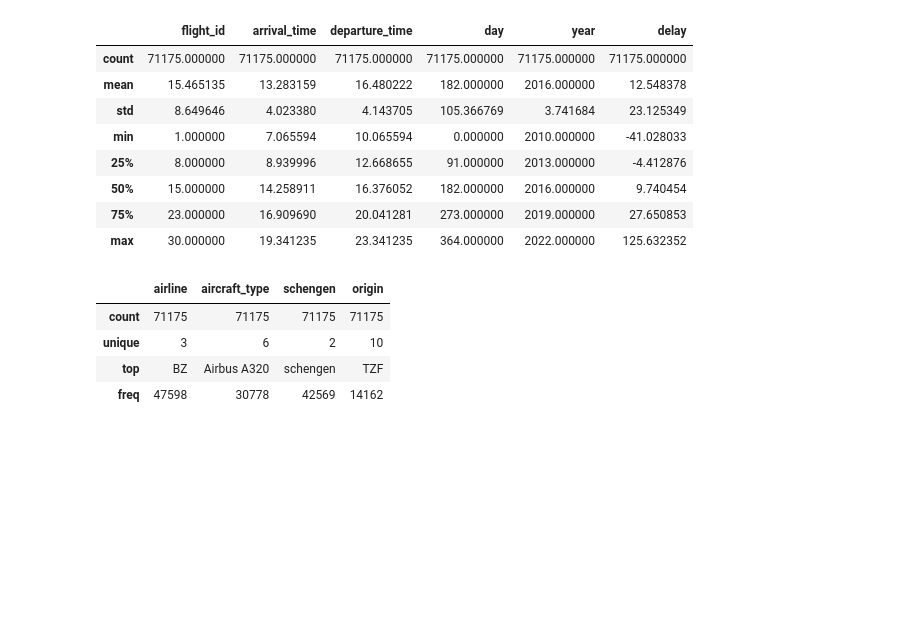
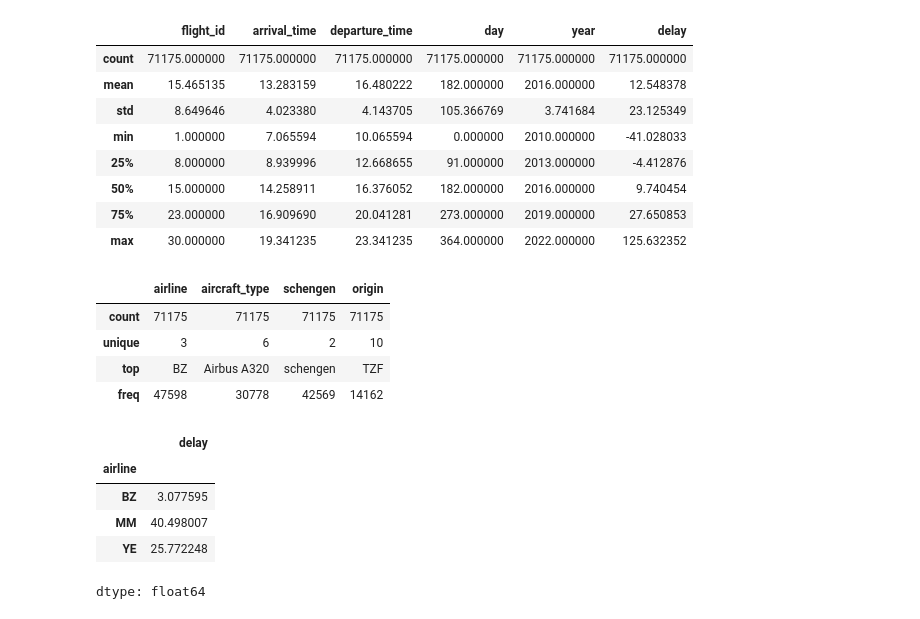
Before and after one commit to Tecindes/ClasificacionValidacion, a Jupyter notebook: IAAumentada.ipynb, the cells around one changed output. Cells and saved outputs as stored; diff of their text form; code cells hidden in the pictures; blank space fills up the shorter version.

```diff
--- a/IAAumentada.ipynb
+++ b/IAAumentada.ipynb
@@ -88,0 +93,10 @@ datos.describe(include='O') # variables categoricas
+# %%
+avg_delay=datos.groupby('airline')['delay'].mean()
+avg_delay
+# %% [output]
+|  | delay |
+| airline |  |
+| BZ | 3.077595 |
+| MM | 40.498007 |
+| YE | 25.772248 |
+dtype: float64
```
Also changed, not shown: parts of 4 cells of this notebook.
